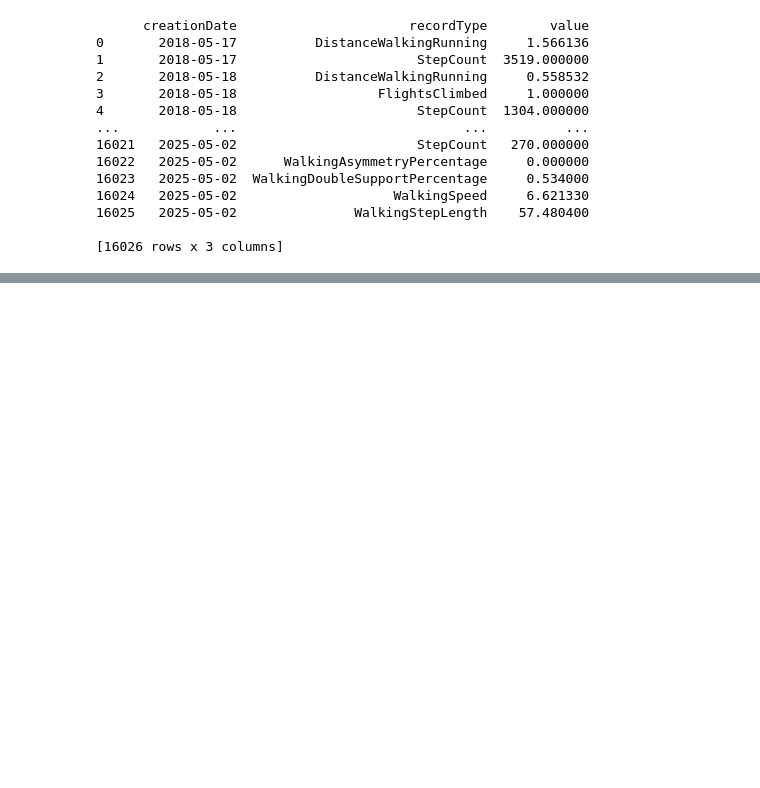
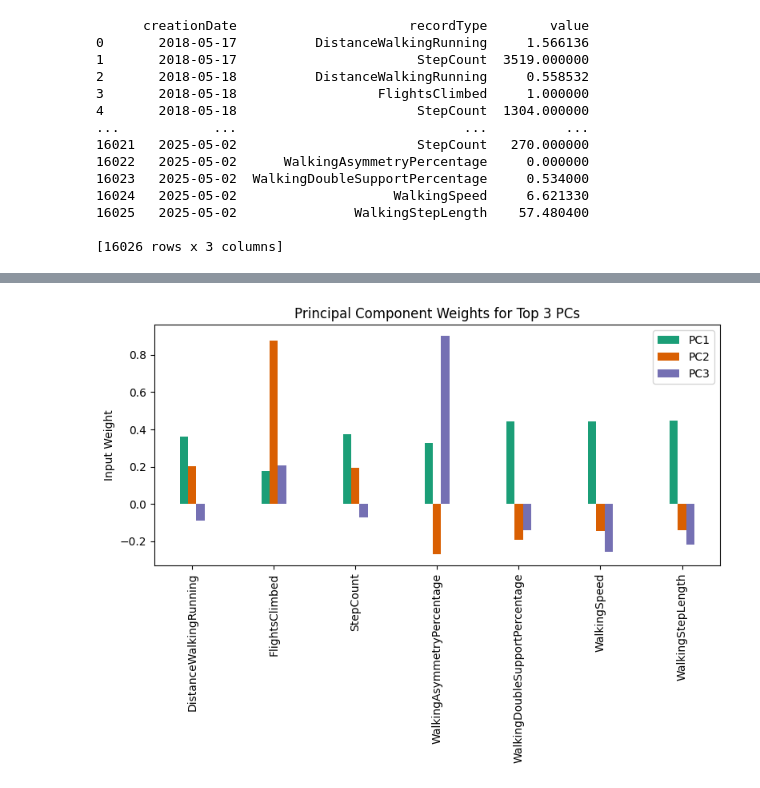
Before and after one commit to prstevens910/exploreAppleHealthDat_Sp25, a Jupyter notebook: HealthDat.ipynb, the cells around one changed output, grey strips where cells are left out. Saved outputs shown, nothing was run; the diff lists cells and outputs as text; code cells hidden in the pictures; blank space fills up the shorter version.

```diff
--- a/HealthDat.ipynb
+++ b/HealthDat.ipynb
@@ -344,0 +426,20 @@ plt.show()
+# %%
+from sklearn.decomposition import PCA
+
+df_sc_lr = df_sc.drop(columns=['HeadphoneAudioExposure', 'ActiveEnergyBurned', 'BasalEnergyBurned', 'AppleWalkingSteadiness']) # removing certain vars, as discussed above
+df_sc_lr = df_sc_lr[pd.to_datetime(df_sc_lr['CreationDate']) > pd.to_datetime('2020-10-31')] # only after most metrics have been introduced.
+features_for_pca = df_sc_lr.drop(columns=['CreationDate'])
+
+# Apply PCA
+pca = PCA()
+pca.fit(features_for_pca)
+
+# Determine the number of principal components to retain (e.g., explaining 95% of variance)
+cumulative_variance = np.cumsum(pca.explained_variance_ratio_)
+var_thresh = 0.95
+n_components = np.argmax(cumulative_variance >= var_thresh) + 1  # Adjust threshold as needed
+print(f"Number of components explaining at least {var_thresh*100}% variance: {n_components}")
+
+# How are the input variables weighed across the top 3 PCs?
+principal_components = pd.DataFrame(pca.components_,columns=features_for_pca.columns)
+display(principal_components.loc[0:2,])
@@ -344,0 +455,23 @@ plt.show()
+# %%
+fig, ax = plt.subplots(figsize=(8, 6))
+
+width = 0.1
+pc_labels = ['PC1', 'PC2', 'PC3']
+colors = ['#1b9e77', '#d95f02', '#7570b3', '#e7298a', '#66a61e', '#e6ab02', '#a6761d']
+
+x_positions = [i for i in range(len(principal_components.columns))]
+for i, pc in enumerate(principal_components.index[:3]):
+    offsets = [j * width for j in range(3)]
+    ax.bar([pos + offsets[i] for pos in x_positions], principal_components.loc[pc,:], width, label=pc_labels[i], color=colors[i])
+
+ax.set_xticks([pos + width for pos in x_positions])
+ax.set_xticklabels(principal_components.columns)
+ax.tick_params(axis='x', labelrotation=90) # Rotates X-axis labels for better readability
+ax.set_ylabel('Input Weight')
+ax.set_title('Principal Component Weights for Top 3 PCs')
+ax.legend()
+
+plt.tight_layout()
+plt.show()
+# %% [output]
+[figure, added]
```
Also changed, not shown: parts of 57 cells of this notebook.
